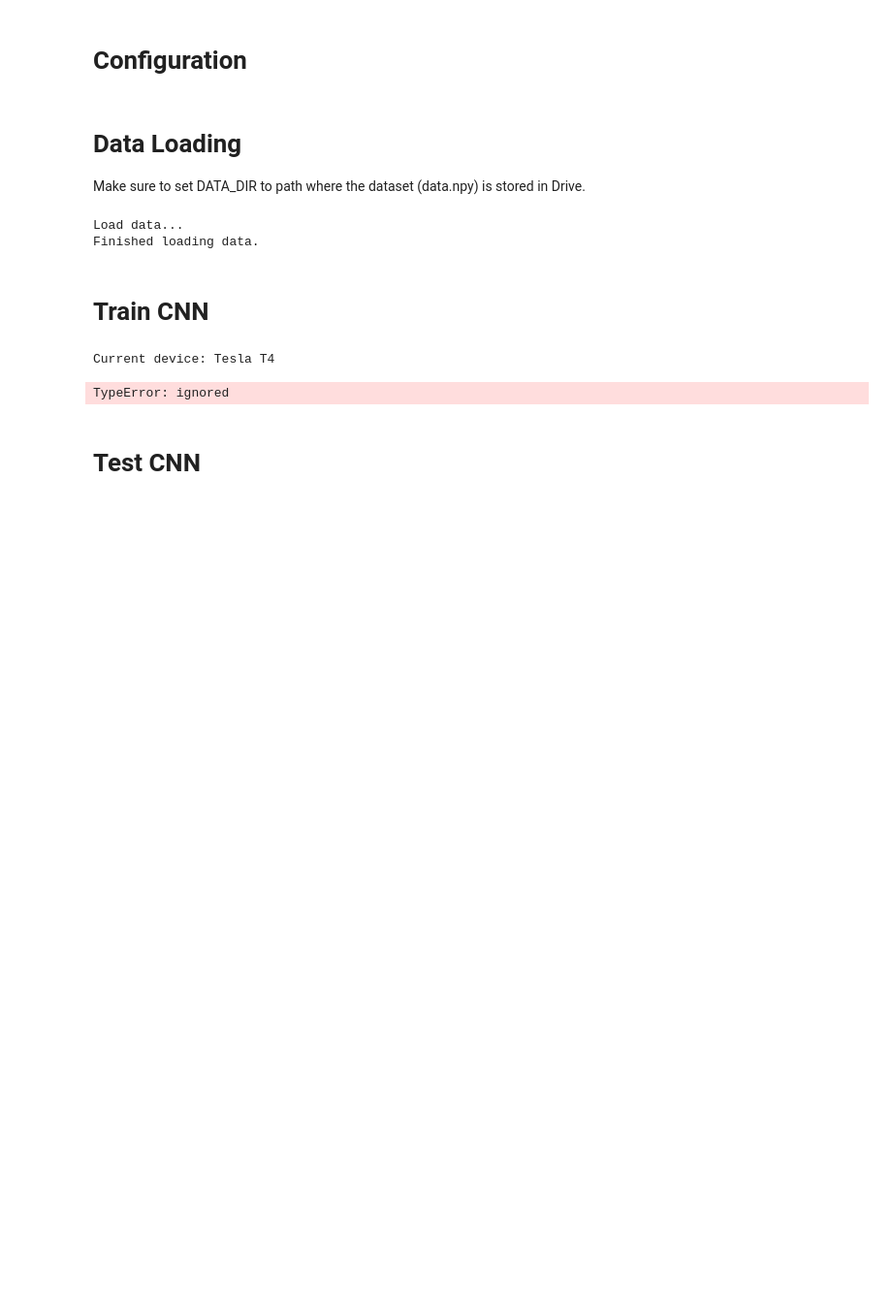
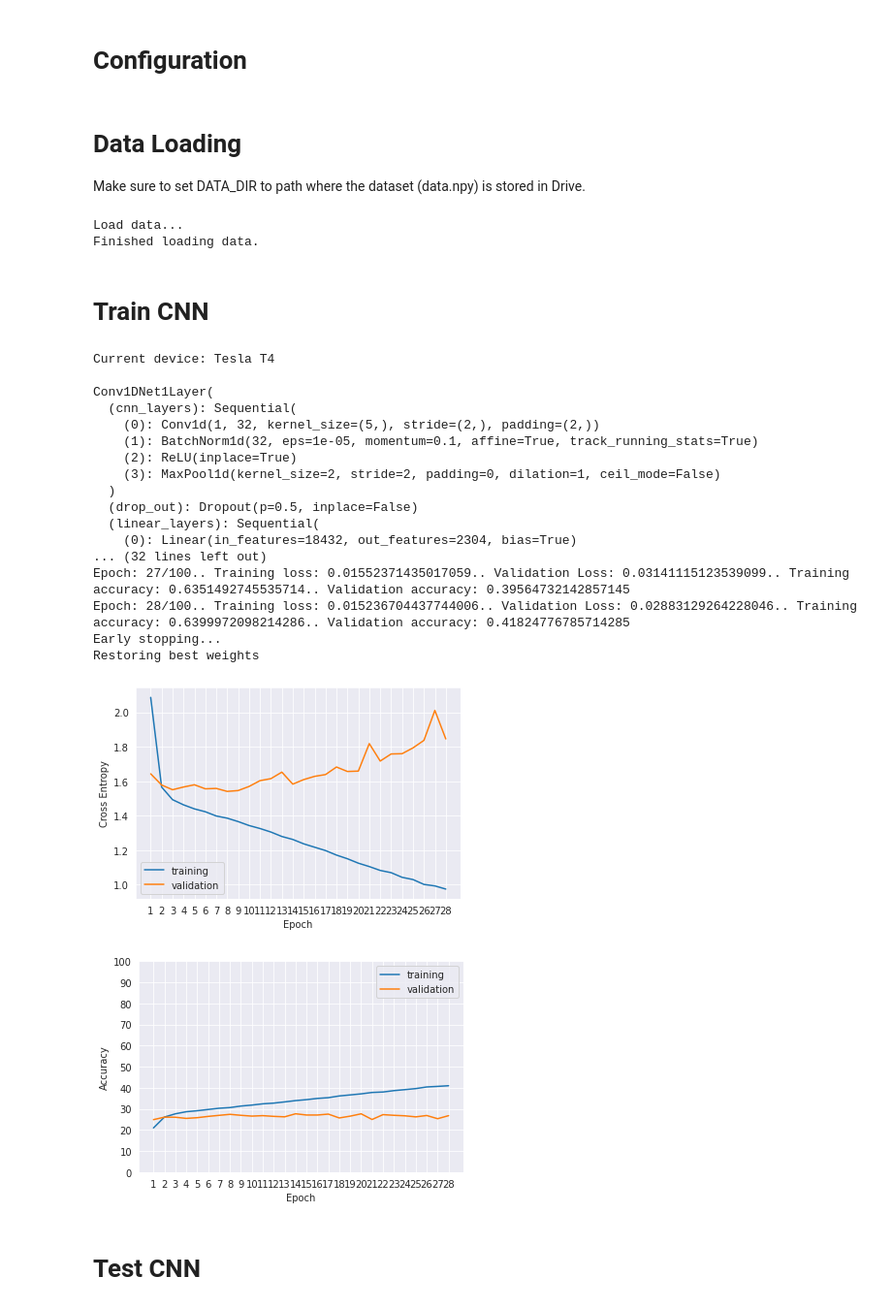
Before and after one commit to kathrin229/computer_vision, a Jupyter notebook: Assignment_2_Emotion_Recognition/experiments.ipynb, the cells around one changed output. Shown: that part at 97% size. Cells and saved outputs as stored; diff of their text form; code cells hidden in the pictures; blank space fills up the shorter version.

```diff
--- a/Assignment_2_Emotion_Recognition/experiments.ipynb
+++ b/Assignment_2_Emotion_Recognition/experiments.ipynb
@@ -174,9 +178,7 @@ optimizer = torch.optim.Adam(model.parameters(), lr=learning_rate)
 print(model)
 print("\n")
 
-# set seed for reproducibility
-torch.seed()
-torch.manual_seed(0)
+
 
 min_valid_loss = np.inf
 stopping = 0
@@ -265,36 +267,53 @@ for epoch in range(num_epochs):
     # else:
     #     stopping = stopping + 1
     #
     # if stopping == patience:
     #     print('Early stopping...')
     #     print('Restoring best weights')
     #     model.load_state_dict(weights)
     #     break
 
     # early stopping (based on validation loss)
     if min_valid_loss > valid_loss:
         min_valid_loss = valid_loss
         weights = copy.deepcopy(model.state_dict())
         stopping = 0
     else:
         stopping = stopping + 1
 
     if stopping == patience:
         print('Early stopping...')
         print('Restoring best weights')
         model.load_state_dict(weights)
         break
 
 # plotting training and validation loss
 plots.plot_train_val(np.linspace(1, epoch + 1, epoch + 1).astype(int),
                      train_loss_all, valid_loss_all,
-                     metric="Cross Entropy", IMG_DIR=f'{model.__class__.__name__}')
+                     metric="Cross Entropy", IMG_DIR=IMG_DIR + f'{model.__class__.__name__}')
 plots.plot_train_val(np.linspace(1, epoch + 1, epoch + 1).astype(int),
                      train_acc_all, valid_acc_all,
-                     metric="Accuracy", IMG_DIR=f'{model.__class__.__name__}')
+                     metric="Accuracy", IMG_DIR=IMG_DIR + f'{model.__class__.__name__}')
 # %% [output]
 Current device: Tesla T4
+
+Conv1DNet1Layer(
+  (cnn_layers): Sequential(
+    (0): Conv1d(1, 32, kernel_size=(5,), stride=(2,), padding=(2,))
+    (1): BatchNorm1d(32, eps=1e-05, momentum=0.1, affine=True, track_running_stats=True)
+    (2): ReLU(inplace=True)
+    (3): MaxPool1d(kernel_size=2, stride=2, padding=0, dilation=1, ceil_mode=False)
+  )
+  (drop_out): Dropout(p=0.5, inplace=False)
+  (linear_layers): Sequential(
+    (0): Linear(in_features=18432, out_features=2304, bias=True)
+... (32 lines left out)
+Epoch: 27/100.. Training loss: 0.01552371435017059.. Validation Loss: 0.03141115123539099.. Training accuracy: 0.6351492745535714.. Validation accuracy: 0.39564732142857145
+Epoch: 28/100.. Training loss: 0.015236704437744006.. Validation Loss: 0.02883129264228046.. Training accuracy: 0.6399972098214286.. Validation accuracy: 0.41824776785714285
+Early stopping...
+Restoring best weights
-TypeError: ignored
+[figure, added]
+[figure, added]
 # %% [markdown]
 # **Test CNN**
 # %%
```
Also changed, not shown: parts of 5 cells of this notebook.
